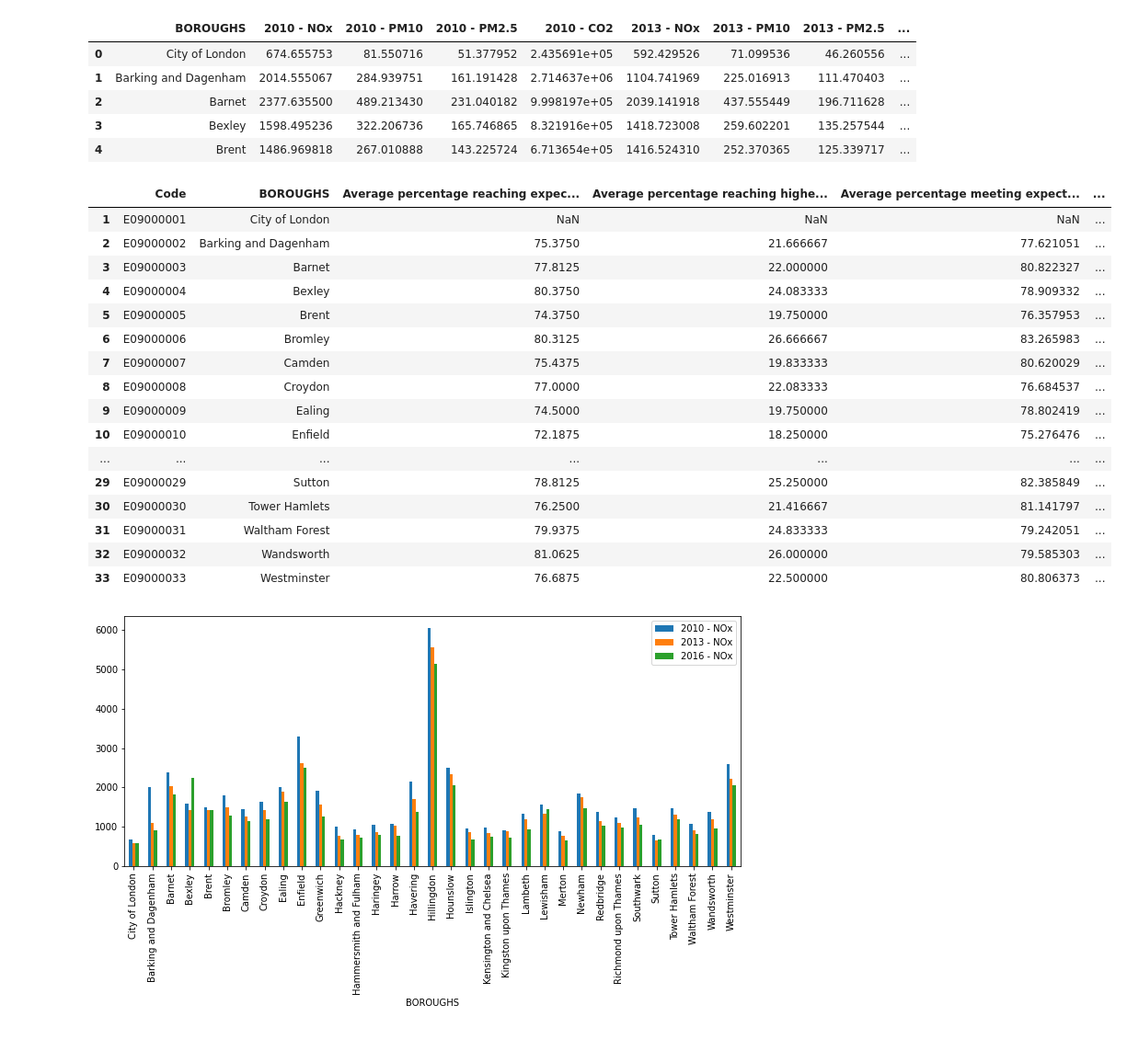
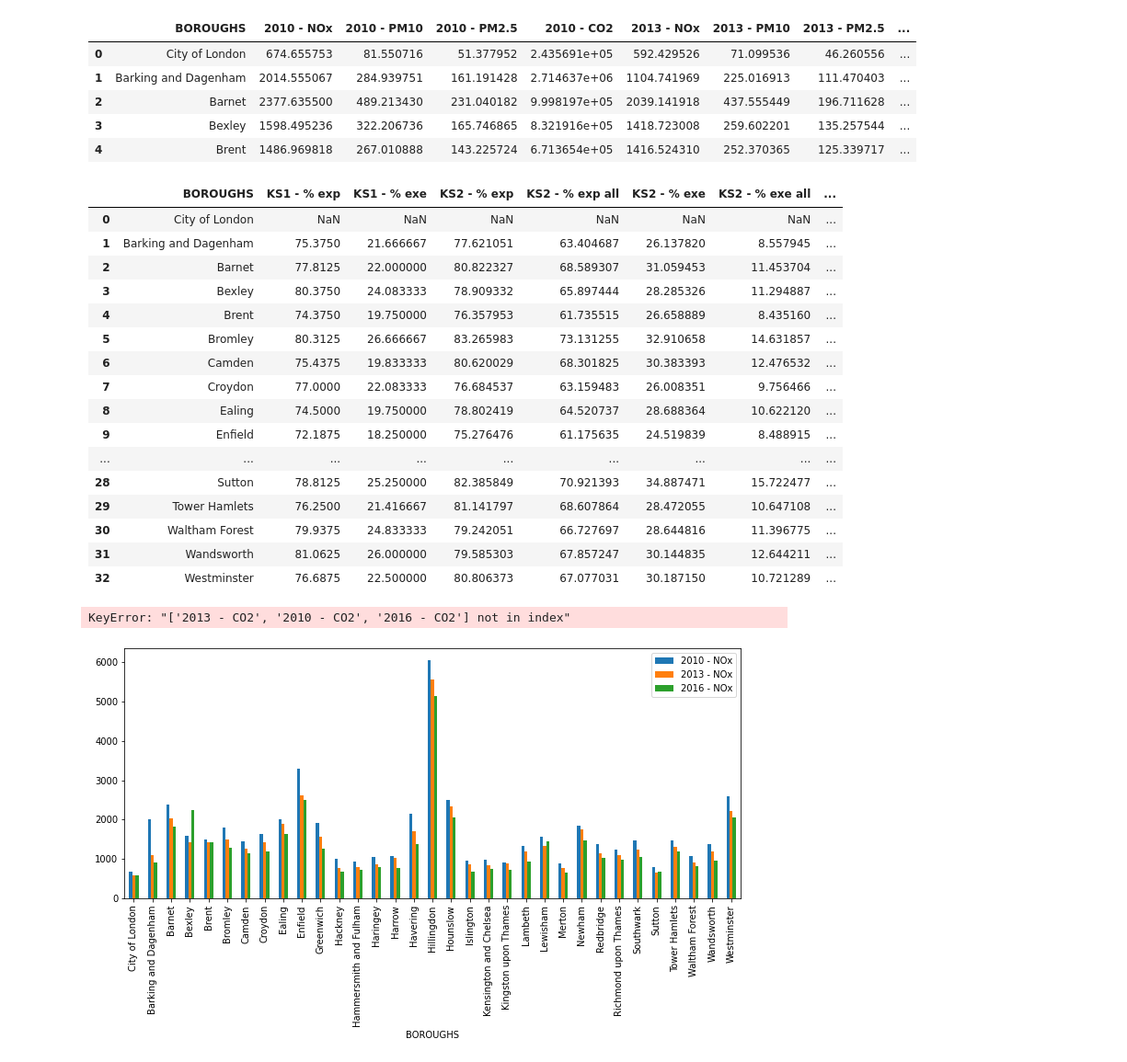
Before and after one commit to Vilma-St/Mini-project-London, a Jupyter notebook: your-code/main.ipynb, the cells around one changed output. Shown at 92% size. Drawn from its saved outputs; the diff is of its cells as text; code cells hidden in the pictures.

```diff
--- a/your-code/main.ipynb
+++ b/your-code/main.ipynb
@@ -49,27 +49,34 @@ emissions_summary.head()
 | 3 | Bexley | 1598.495236 | 322.206736 | 165.746865 | 8.321916e+05 | 1418.723008 | 259.602201 | 135.257544 | ... |
 | 4 | Brent | 1486.969818 | 267.010888 | 143.225724 | 6.713654e+05 | 1416.524310 | 252.370365 | 125.339717 | ... |
 # %%
-education = pd.read_excel('../../Mini-project-London/data/data-education-modified/education-averages.xlsx', skiprows = 1, nrows = 35)
-education = education.drop(labels=0)
-education = education.drop(labels=34)
+education = pd.read_excel('../../Mini-project-London/data/data-education-modified/education-averages-to-import.xlsx', nrows = 35)
+# education = education.drop(labels=0)
+# education = education.drop(labels=34)
 education = education.rename(columns = {"Area":"BOROUGHS"})
 education
 # %% [output]
-|  | Code | BOROUGHS | Average percentage reaching expec... | Average percentage reaching highe... | Average percentage meeting expect... | ... |
-| 1 | E09000001 | City of London | NaN | NaN | NaN | ... |
-| 2 | E09000002 | Barking and Dagenham | 75.3750 | 21.666667 | 77.621051 | ... |
-| 3 | E09000003 | Barnet | 77.8125 | 22.000000 | 80.822327 | ... |
-| 4 | E09000004 | Bexley | 80.3750 | 24.083333 | 78.909332 | ... |
-| 5 | E09000005 | Brent | 74.3750 | 19.750000 | 76.357953 | ... |
-| 6 | E09000006 | Bromley | 80.3125 | 26.666667 | 83.265983 | ... |
-| 7 | E09000007 | Camden | 75.4375 | 19.833333 | 80.620029 | ... |
-| 8 | E09000008 | Croydon | 77.0000 | 22.083333 | 76.684537 | ... |
-| 9 | E09000009 | Ealing | 74.5000 | 19.750000 | 78.802419 | ... |
-| 10 | E09000010 | Enfield | 72.1875 | 18.250000 | 75.276476 | ... |
-| ... | ... | ... | ... | ... | ... | ... |
-| 29 | E09000029 | Sutton | 78.8125 | 25.250000 | 82.385849 | ... |
-| 30 | E09000030 | Tower Hamlets | 76.2500 | 21.416667 | 81.141797 | ... |
-| 31 | E09000031 | Waltham Forest | 79.9375 | 24.833333 | 79.242051 | ... |
-| 32 | E09000032 | Wandsworth | 81.0625 | 26.000000 | 79.585303 | ... |
-| 33 | E09000033 | Westminster | 76.6875 | 22.500000 | 80.806373 | ... |
+|  | BOROUGHS | KS1 - % exp | KS1 - % exe | KS2 - % exp | KS2 - % exp all | KS2 - % exe | KS2 - % exe all | ... |
+| 0 | City of London | NaN | NaN | NaN | NaN | NaN | NaN | ... |
+| 1 | Barking and Dagenham | 75.3750 | 21.666667 | 77.621051 | 63.404687 | 26.137820 | 8.557945 | ... |
+| 2 | Barnet | 77.8125 | 22.000000 | 80.822327 | 68.589307 | 31.059453 | 11.453704 | ... |
+| 3 | Bexley | 80.3750 | 24.083333 | 78.909332 | 65.897444 | 28.285326 | 11.294887 | ... |
+| 4 | Brent | 74.3750 | 19.750000 | 76.357953 | 61.735515 | 26.658889 | 8.435160 | ... |
+| 5 | Bromley | 80.3125 | 26.666667 | 83.265983 | 73.131255 | 32.910658 | 14.631857 | ... |
+| 6 | Camden | 75.4375 | 19.833333 | 80.620029 | 68.301825 | 30.383393 | 12.476532 | ... |
+| 7 | Croydon | 77.0000 | 22.083333 | 76.684537 | 63.159483 | 26.008351 | 9.756466 | ... |
+| 8 | Ealing | 74.5000 | 19.750000 | 78.802419 | 64.520737 | 28.688364 | 10.622120 | ... |
+| 9 | Enfield | 72.1875 | 18.250000 | 75.276476 | 61.175635 | 24.519839 | 8.488915 | ... |
+| ... | ... | ... | ... | ... | ... | ... | ... | ... |
+| 28 | Sutton | 78.8125 | 25.250000 | 82.385849 | 70.921393 | 34.887471 | 15.722477 | ... |
+| 29 | Tower Hamlets | 76.2500 | 21.416667 | 81.141797 | 68.607864 | 28.472055 | 10.647108 | ... |
+| 30 | Waltham Forest | 79.9375 | 24.833333 | 79.242051 | 66.727697 | 28.644816 | 11.396775 | ... |
+| 31 | Wandsworth | 81.0625 | 26.000000 | 79.585303 | 67.857247 | 30.144835 | 12.644211 | ... |
+| 32 | Westminster | 76.6875 | 22.500000 | 80.806373 | 67.077031 | 30.187150 | 10.721289 | ... |
+# %%
+import matplotlib.pyplot as plt
+
+education.plot(x = "BOROUGHS",y = ["KS1 - % exp", "2010 - CO2", "2013 - CO2", "2016 - CO2"], kind = "bar", figsize=(12,4))
+plt.show()
+# %% [output]
+KeyError: "['2013 - CO2', '2010 - CO2', '2016 - CO2'] not in index"
 # %%
```
Also changed, not shown: parts of 5 cells of this notebook.
